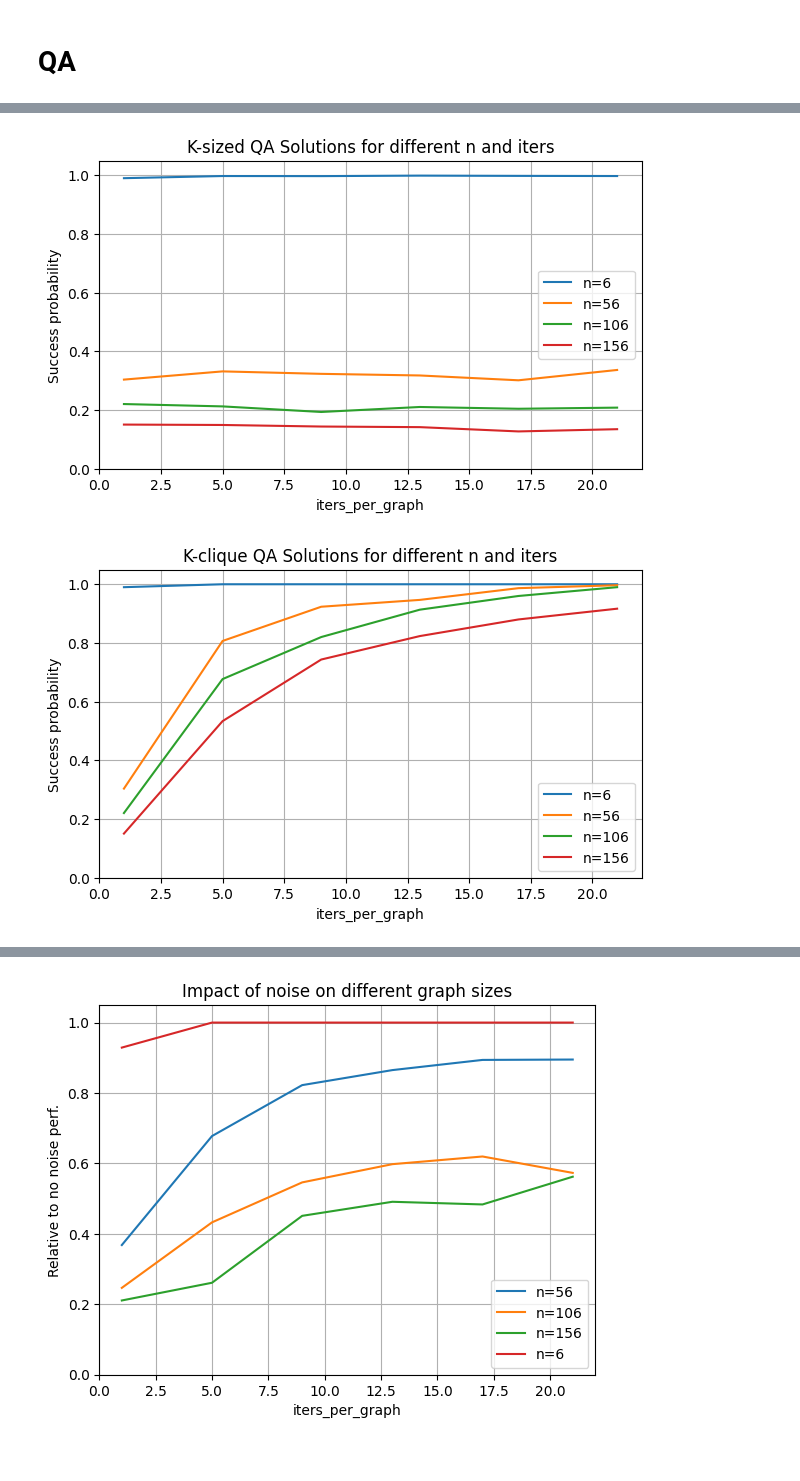
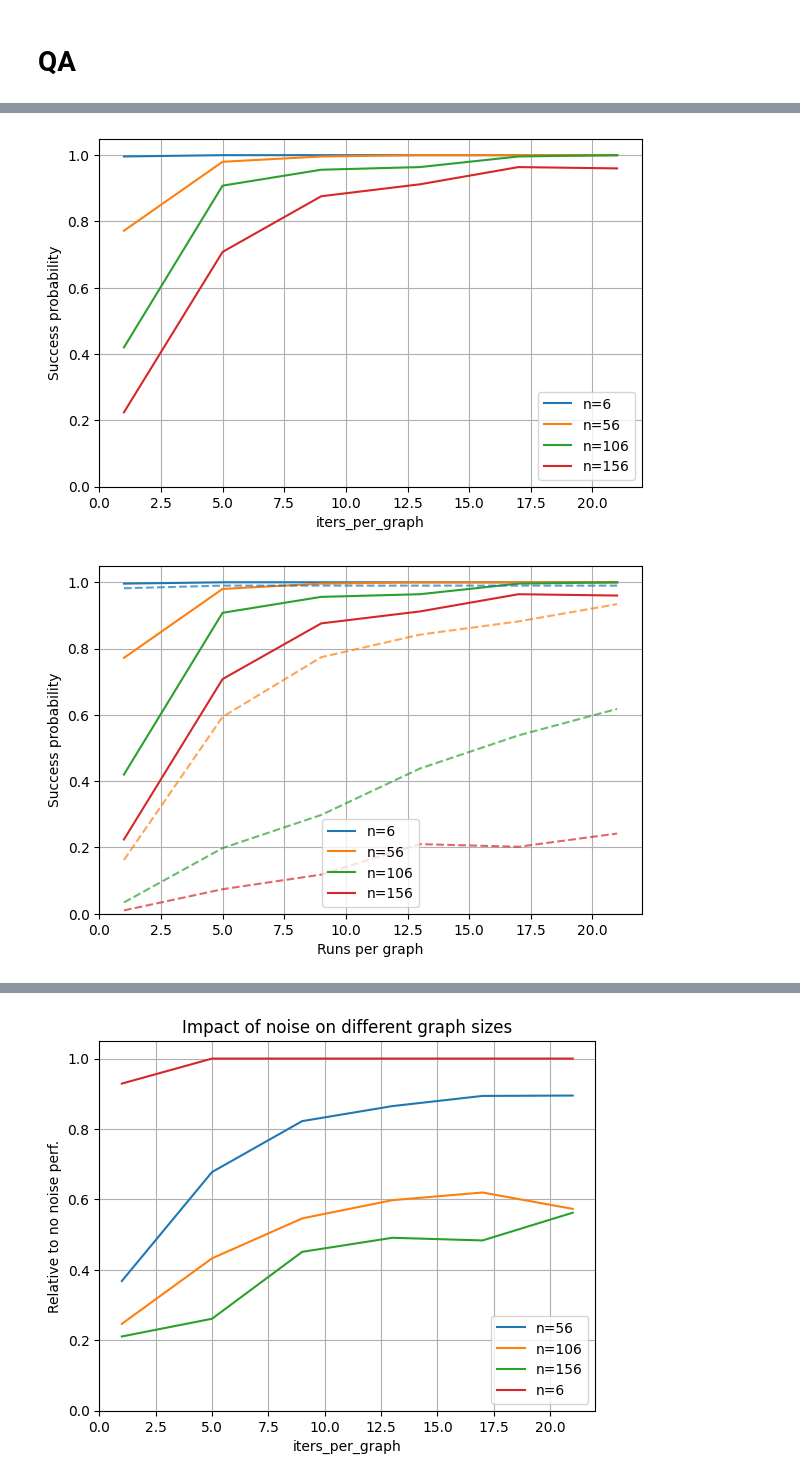
Before and after one commit to AlenLeban/KvantneKlike, a Jupyter notebook: visualize.ipynb, the cells around one changed output, grey strips where cells are left out. Saved outputs shown, nothing was run; the diff lists cells and outputs as text; code cells hidden in the pictures.

```diff
--- a/visualize.ipynb
+++ b/visualize.ipynb
@@ -5,7 +5,8 @@ import numpy as np
 # %%
 # k-clique solution probability with graph density p
 def plot_success_prob_for_var(filename, var_names, title=None, plots=["found_solution"], fig_filename=None, interpret_metric=None, interpret_solution=None, ylim=(0, 1.05),
-                              relative_to_first_value=False, figsize=(7, 4), fig=None, plot_labels=None, grid=True, colors=None, alphas=None, patterns=None, yscale=None):
+                              relative_to_first_value=False, figsize=(7, 4), fig=None, plot_labels=None, grid=True, colors=None, alphas=None, patterns=None, yscale=None, ylabel="Success probability",
+                              second_var_labels=None, use_labels=True, yoffset=0, xlabel=None):
     with open(filename, "r") as f:
         benchmark_results = json.load(f)
 
@@ -16,6 +17,9 @@ def plot_success_prob_for_var(filename, var_names, title=None, plots=["found_sol
         new_fig = plt.figure(figsize=figsize)
     if title:
         plt.title(title)
+    else:
+        plt.subplots_adjust(top=0.98)
+    # plt.subplots_adjust(right=0.98)
     w = 0.4
     num_problem_sizes = len(benchmark_results["problem_sizes"])
     main_var = np.sort(np.unique(np.array([s[var_names[0]] for s in benchmark_results["problem_sizes"]])))
@@ -23,11 +27,14 @@ def plot_success_prob_for_var(filename, var_names, title=None, plots=["found_sol
         second_var = np.array(sorted(list(set([s[var_names[1]] for s in benchmark_results["problem_sizes"]]))))
     # num_tests_sizes = iters_per_graph * benchmark_results["num_graphs"]
     # plt.xticks(np.arange(num_problem_sizes), benchmark_results["problem_sizes"])
-    plt.ylabel("Success probability")
-    plt.xlabel(var_names[0])
+    plt.ylabel(ylabel)
+    if xlabel:
+        plt.xlabel(xlabel)
+    else:
+        plt.xlabel(var_names[0])
     for i, plot in enumerate(plots):
         if len(var_names) > 1:
-            for sv in second_var:
+            for j, sv in enumerate(second_var):
                 found_solutions = [sum([g[plot] for g in s]) for i,s in enumerate(benchmark_results["results_per_size"]) if benchmark_results["problem_sizes"][i][var_names[1]] == sv]
                 if relative_to_first_value:
                     normalization = found_solutions[0]
@@ -36,8 +43,12 @@ def plot_success_prob_for_var(filename, var_names, title=None, plots=["found_sol
                         normalization = benchmark_results["num_graphs"]
                     elif interpret_metric[i] == "per_iter":
                         normalization = benchmark_results["num_graphs"] * np.array([ s["iters_per_graph"] for s in benchmark_results["problem_sizes"] if s[var_names[1]] == sv])
-                label = f"{var_names[1]}={sv}" if plot_labels == None else plot_labels[i]
-                plt.plot(main_var[:len(found_solutions)], np.array(found_solutions) / normalization, "-" if not patterns else patterns[i], label=label)
+                if use_labels:
+                    label = f"{var_names[1]}={sv}" if plot_labels == None else plot_labels[i]+("" if second_var_labels==None else second_var_labels[j])
+                else:
+                    label=None
+                plt.plot(main_var[:len(found_solutions)], np.array(found_solutions) / normalization + yoffset, "-" if not patterns else patterns[i],
+                         label=label, color=None if not colors else colors[j], alpha=1 if alphas==None else alphas[j])
         else:
             if interpret_metric == None or interpret_metric[i] == "per_graph":
                 normalization = benchmark_results["num_graphs"]
@@ -268,12 +330,19 @@ plot_success_prob_for_var("benchmarkResults/qa_results_maxclique_n.json", ["n"],
 # %%
-plot_success_prob_for_var("benchmarkResults/qa_results_kclique_iters_n.json", ["iters_per_graph", "n"], "K-sized QA Solutions for different n and iters",
-                          plots=["is_size_k"],
-                          interpret_metric=["per_iter"],
-                          fig_filename="Figures/qa_kclique_ksized_iters_n")
-plot_success_prob_for_var("benchmarkResults/qa_results_kclique_iters_n.json", ["iters_per_graph", "n"], "K-clique QA Solutions for different n and iters",
+# plot_success_prob_for_var("benchmarkResults/qa_results_kclique_iters_n.json", ["iters_per_graph", "n"],
+#                           plots=["is_size_k"],
+#                           interpret_metric=["per_iter"],
+#                           fig_filename="Figures/qa_kclique_ksized_iters_n")
+fig = plot_success_prob_for_var("benchmarkResults/qa_results_kclique_iters_n.json", ["iters_per_graph", "n"],
                           plots=["found_solution"],
                           interpret_metric=["per_graph"],
-                          fig_filename="Figures/qa_kclique_iters_n")
+                          yscale="linear",
+                          fig_filename="Figures/qa_kclique_iters_n", colors=["tab:blue", "tab:orange", "tab:green", "tab:red"])
+plot_success_prob_for_var("benchmarkResults/qa_results_kclique_iters_n_noisy.json", ["iters_per_graph", "n"],
+                          plots=["found_solution"],
+                          xlabel="Runs per graph",
+                          interpret_metric=["per_graph"],
+                          fig_filename="Figures/qa_kclique_iters_n_noisy", colors=["tab:blue", "tab:orange", "tab:green", "tab:red"], fig=fig,
+                          patterns=["--", "--", "--", "--"], alphas=[0.7, 0.7, 0.7, 0.7], use_labels=False, yoffset=-0.01)
 # %% [output]
-[figure, old version]
+[figure, new version]
-[figure, old version]
+[figure, new version]
```
Also changed, not shown: parts of 9 cells of this notebook, 32 other files.
